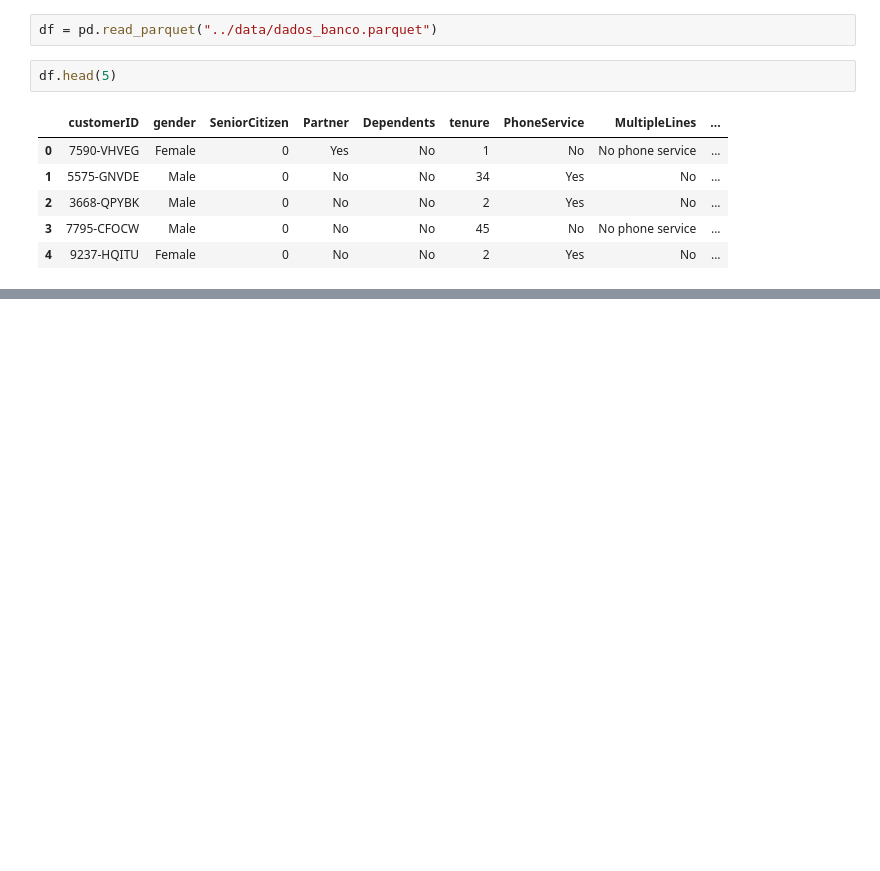
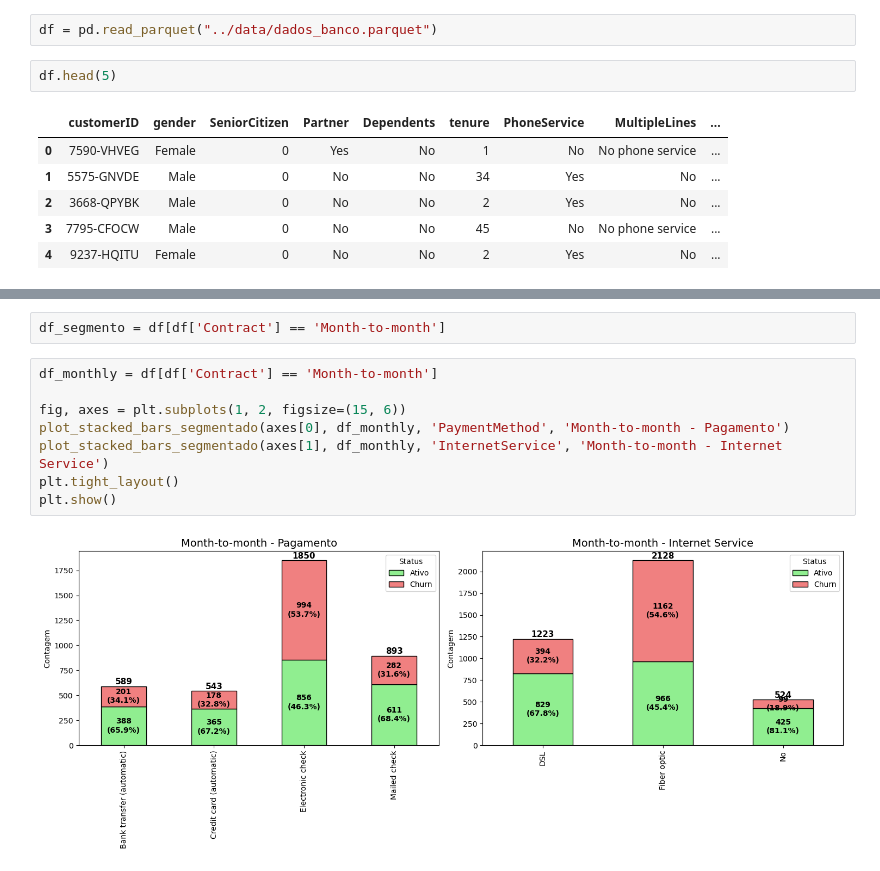
Before and after one commit to milenoepifanio/ML_Churn_Telecom, a Jupyter notebook: scr/1 - EAD.ipynb, the cells around one changed output, grey strips where cells are left out. Drawn from its saved outputs; the diff is of its cells as text; blank space fills up the shorter version.

```diff
--- a/scr/1 - EAD.ipynb
+++ b/scr/1 - EAD.ipynb
@@ -56,0 +257,12 @@ df.head(5)
+# %%
+df_segmento = df[df['Contract'] == 'Month-to-month']
+# %%
+df_monthly = df[df['Contract'] == 'Month-to-month']
+
+fig, axes = plt.subplots(1, 2, figsize=(15, 6))
+plot_stacked_bars_segmentado(axes[0], df_monthly, 'PaymentMethod', 'Month-to-month - Pagamento')
+plot_stacked_bars_segmentado(axes[1], df_monthly, 'InternetService', 'Month-to-month - Internet Service')
+plt.tight_layout()
+plt.show()
+# %% [output]
+[figure, added]
```
Also changed, not shown: parts of 13 cells of this notebook.
